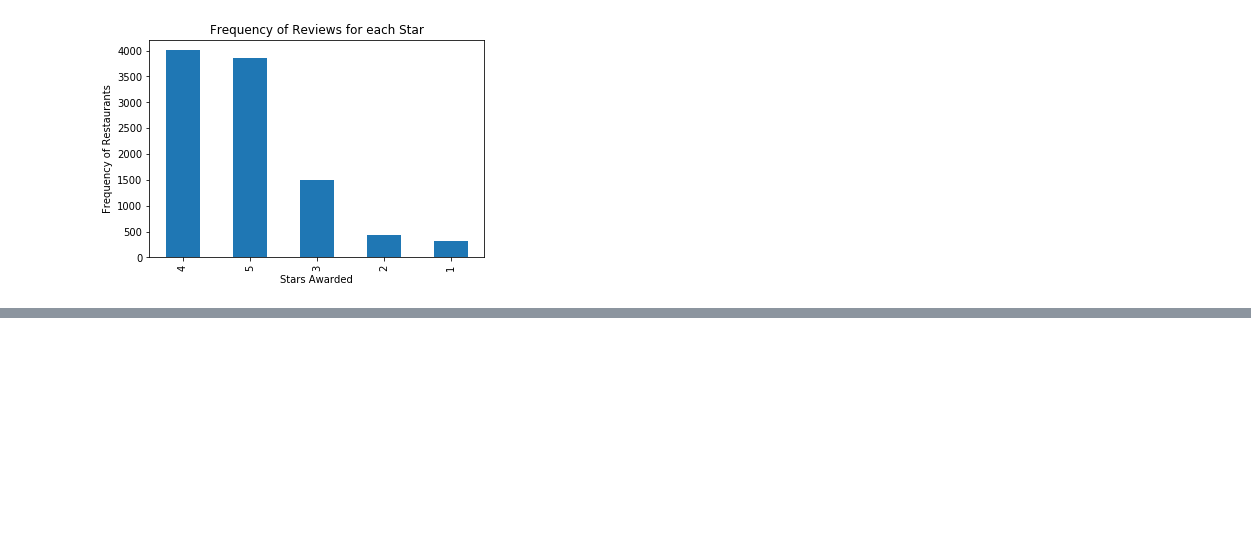
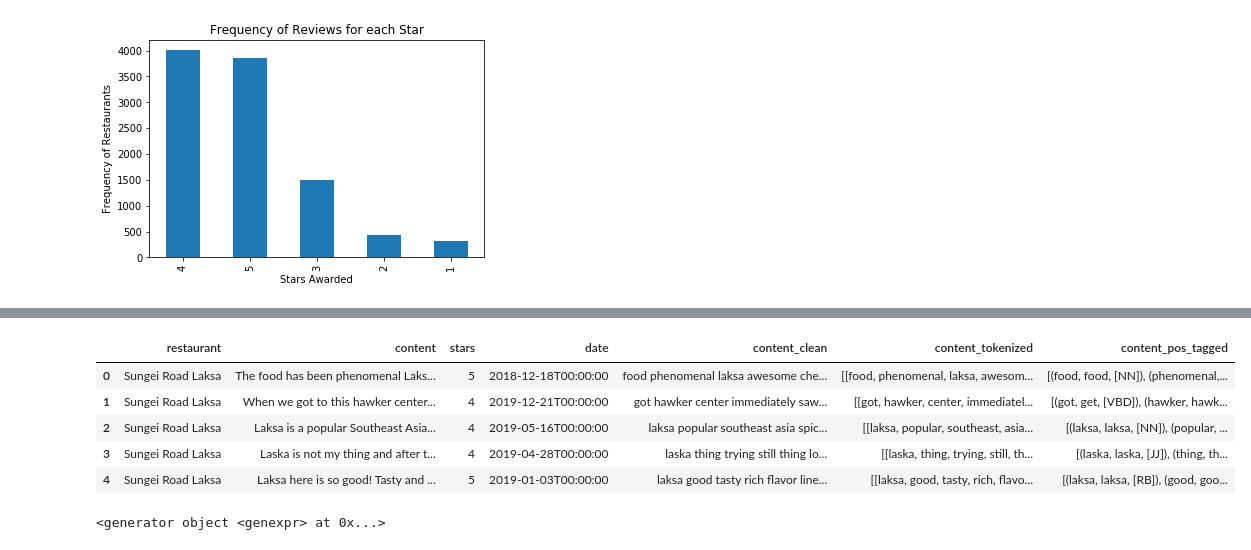
Before and after one commit to DanElias/Data_Mining, a Jupyter notebook: Project/Exploratory Analytics for Data/ExploratoryAnalysis.ipynb, the cells around one changed output, grey strips where cells are left out. Saved outputs shown, nothing was run; the diff lists cells and outputs as text; code cells hidden in the pictures; blank space fills up the shorter version.

```diff
--- a/Project/Exploratory Analytics for Data/ExploratoryAnalysis.ipynb
+++ b/Project/Exploratory Analytics for Data/ExploratoryAnalysis.ipynb
@@ -99,0 +222,15 @@ Text(0,0.5,'Frequency of Restaurants')
+# %%
+reviews.head()
+# %% [output]
+|  | restaurant | content | stars | date | content_clean | content_tokenized | content_pos_tagged |
+| 0 | Sungei Road Laksa | The food has been phenomenal Laks... | 5 | 2018-12-18T00:00:00 | food phenomenal laksa awesome che... | [[food, phenomenal, laksa, awesom... | [(food, food, [NN]), (phenomenal,... |
+| 1 | Sungei Road Laksa | When we got to this hawker center... | 4 | 2019-12-21T00:00:00 | got hawker center immediately saw... | [[got, hawker, center, immediatel... | [(got, get, [VBD]), (hawker, hawk... |
+| 2 | Sungei Road Laksa | Laksa is a popular Southeast Asia... | 4 | 2019-05-16T00:00:00 | laksa popular southeast asia spic... | [[laksa, popular, southeast, asia... | [(laksa, laksa, [NN]), (popular, ... |
+| 3 | Sungei Road Laksa | Laska is not my thing and after t... | 4 | 2019-04-28T00:00:00 | laska thing trying still thing lo... | [[laska, thing, trying, still, th... | [(laska, laska, [JJ]), (thing, th... |
+| 4 | Sungei Road Laksa | Laksa here is so good! Tasty and ... | 5 | 2019-01-03T00:00:00 | laksa good tasty rich flavor line... | [[laksa, good, tasty, rich, flavo... | [(laksa, laksa, [RB]), (good, goo... |
+# %%
+def get_pos_tags(column):
+    for lst in column:
+        for
+# %% [output]
+<generator object <genexpr> at 0x...>
```
Also changed, not shown: parts of 6 cells of this notebook.
